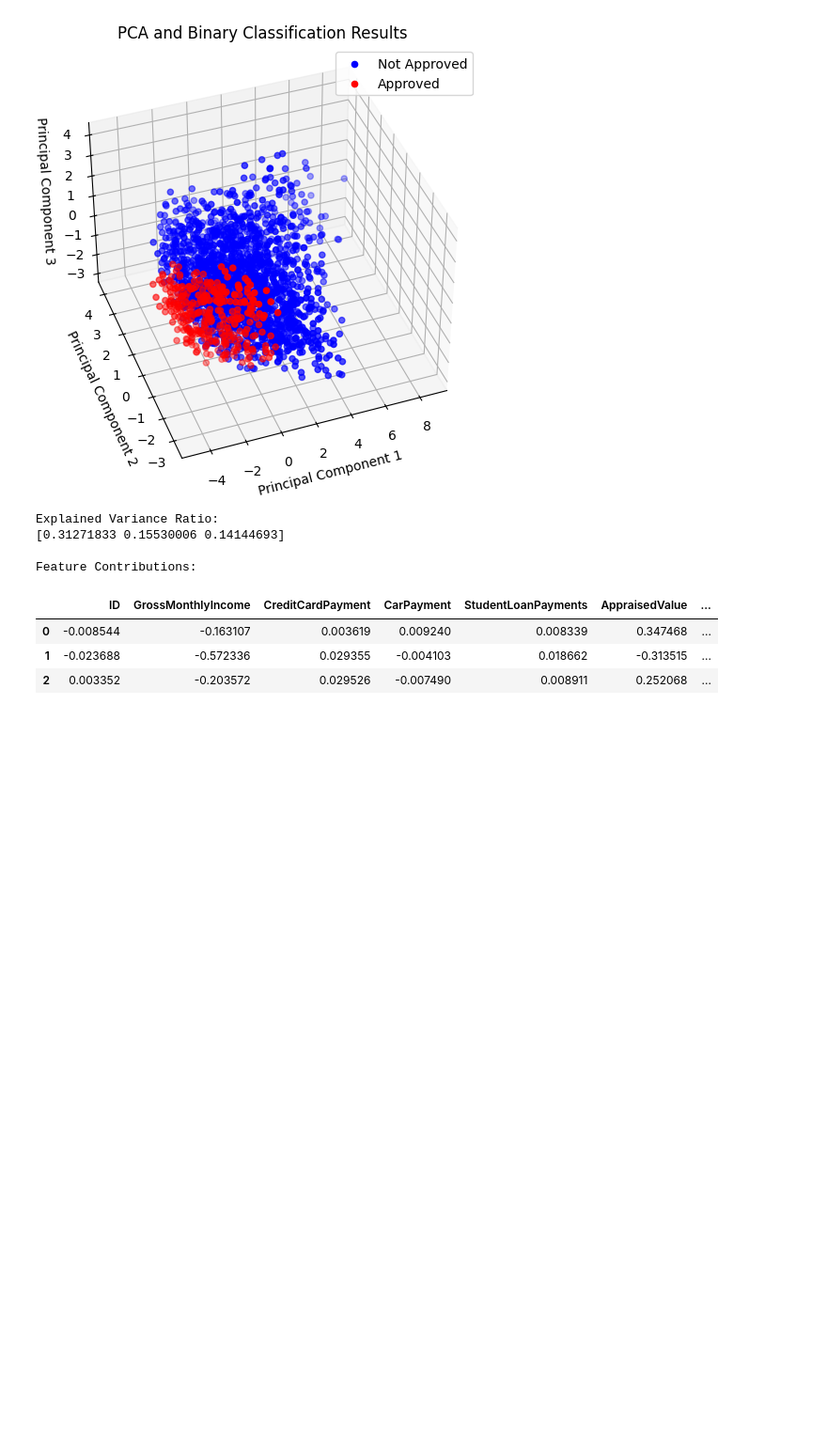
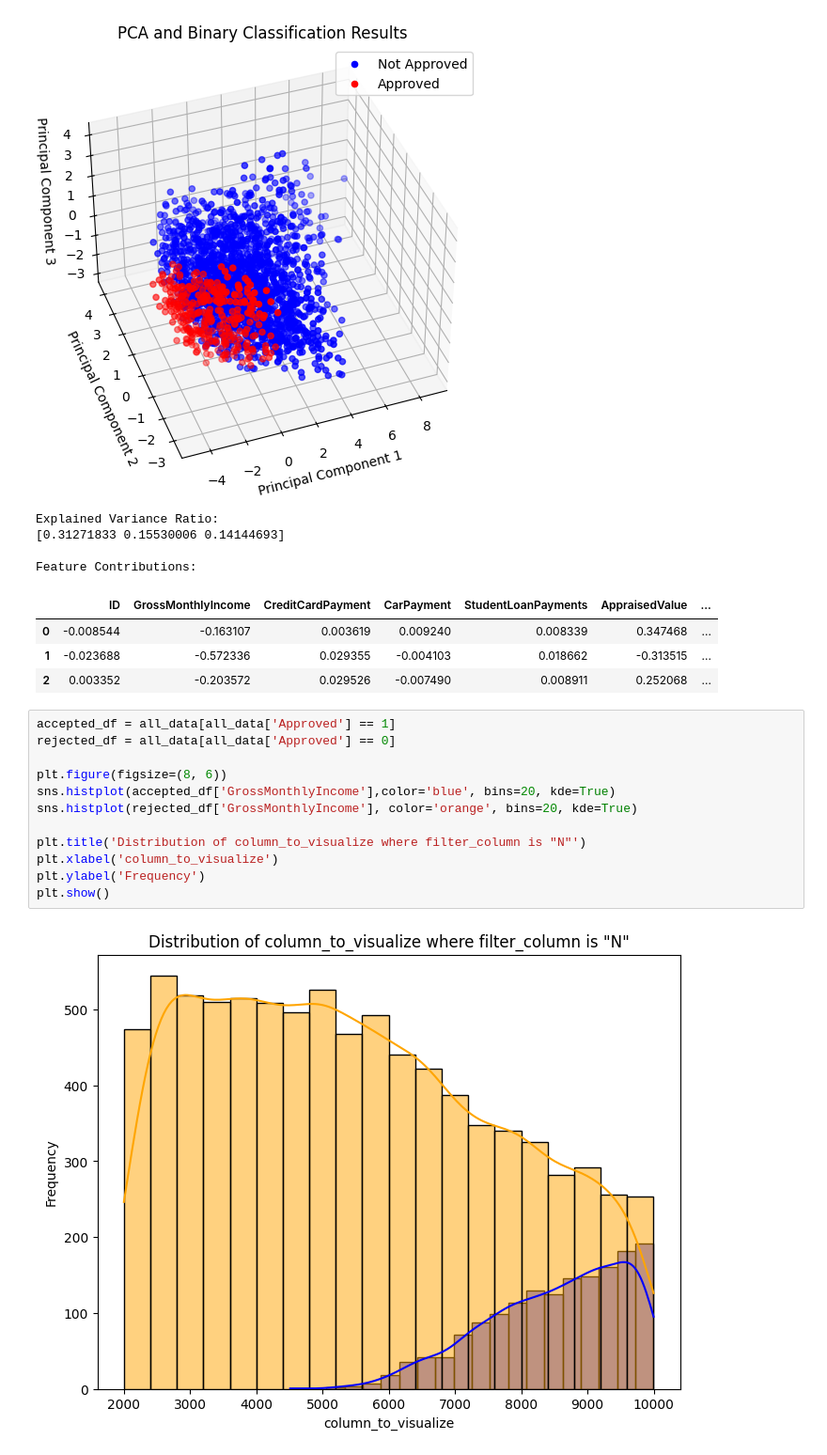
Before and after one commit to anishfish2/homestead-backend, a Jupyter notebook: analysis.ipynb, the cells around one changed output. Shown: that part at 94% size. Saved outputs shown, nothing was run; the diff lists cells and outputs as text; blank space fills up the shorter version.

```diff
--- a/analysis.ipynb
+++ b/analysis.ipynb
@@ -347,3 +347,17 @@ Feature Contributions:
 | 0 | -0.008544 | -0.163107 | 0.003619 | 0.009240 | 0.008339 | 0.347468 | ... |
 | 1 | -0.023688 | -0.572336 | 0.029355 | -0.004103 | 0.018662 | -0.313515 | ... |
 | 2 | 0.003352 | -0.203572 | 0.029526 | -0.007490 | 0.008911 | 0.252068 | ... |
+# %%
+accepted_df = all_data[all_data['Approved'] == 1]
+rejected_df = all_data[all_data['Approved'] == 0]
+
+plt.figure(figsize=(8, 6))
+sns.histplot(accepted_df['GrossMonthlyIncome'],color='blue', bins=20, kde=True)
+sns.histplot(rejected_df['GrossMonthlyIncome'], color='orange', bins=20, kde=True)
+
+plt.title('Distribution of column_to_visualize where filter_column is "N"')
+plt.xlabel('column_to_visualize')
+plt.ylabel('Frequency')
+plt.show()
+# %% [output]
+[figure, added]
```
Also changed, not shown: 1 other file.
